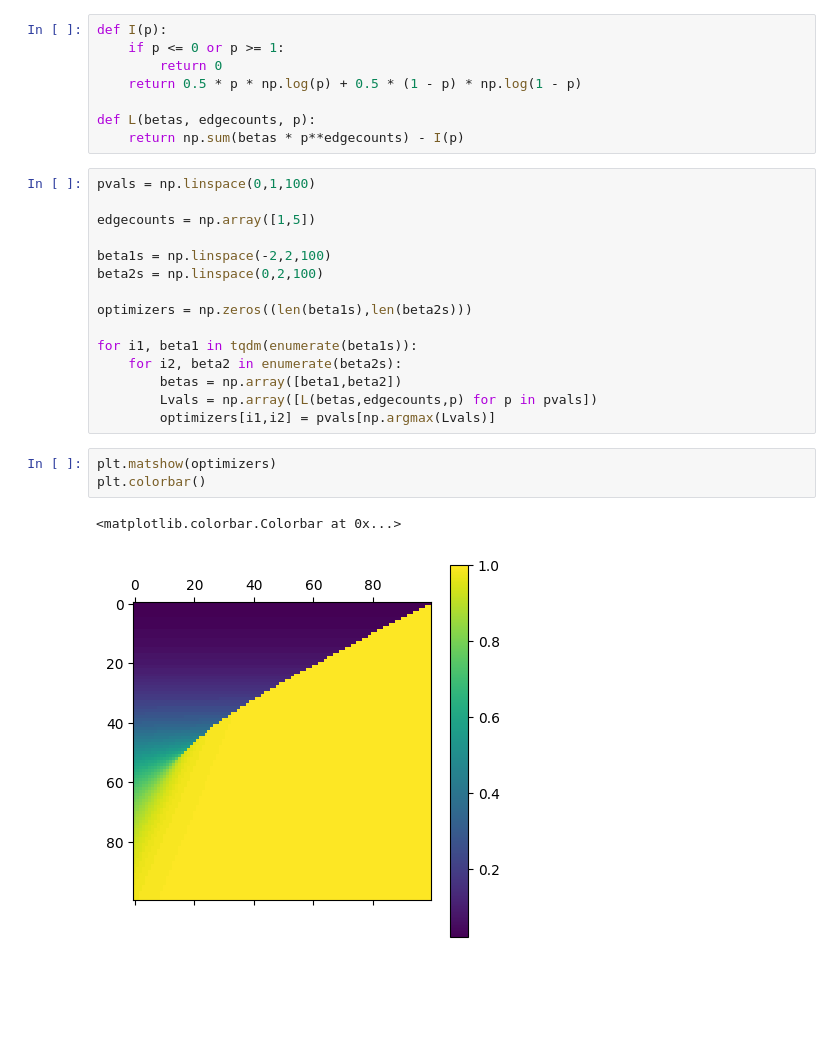
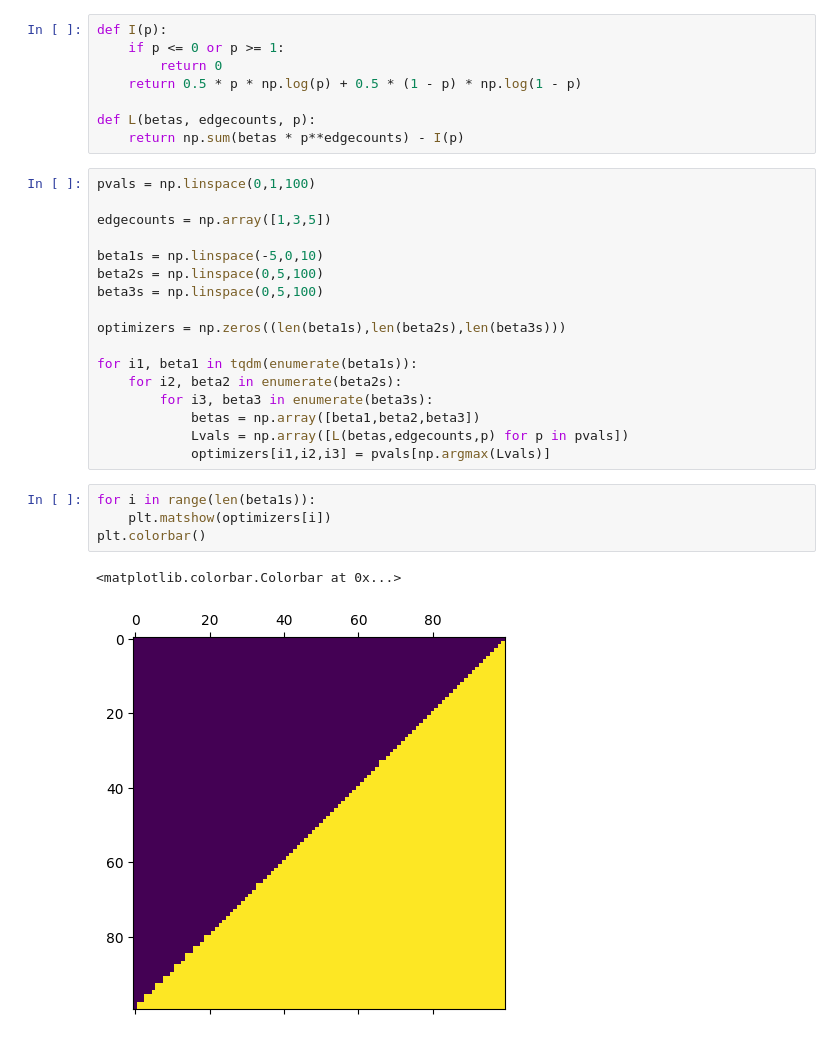
Before and after one commit to vilasopher/jupyter-notebooks, a Jupyter notebook: python/ERGM/phasediagram.ipynb, the cells around one changed output. Cells and saved outputs as stored; diff of their text form; blank space fills up the shorter version.

```diff
--- a/python/ERGM/phasediagram.ipynb
+++ b/python/ERGM/phasediagram.ipynb
@@ -13,21 +13,24 @@ def L(betas, edgecounts, p):
 # %%
 pvals = np.linspace(0,1,100)
 
-edgecounts = np.array([1,5])
+edgecounts = np.array([1,3,5])
 
-beta1s = np.linspace(-2,2,100)
-beta2s = np.linspace(0,2,100)
+beta1s = np.linspace(-5,0,10)
+beta2s = np.linspace(0,5,100)
+beta3s = np.linspace(0,5,100)
 
-optimizers = np.zeros((len(beta1s),len(beta2s)))
+optimizers = np.zeros((len(beta1s),len(beta2s),len(beta3s)))
 
 for i1, beta1 in tqdm(enumerate(beta1s)):
     for i2, beta2 in enumerate(beta2s):
-        betas = np.array([beta1,beta2])
-        Lvals = np.array([L(betas,edgecounts,p) for p in pvals])
-        optimizers[i1,i2] = pvals[np.argmax(Lvals)]
+        for i3, beta3 in enumerate(beta3s):
+            betas = np.array([beta1,beta2,beta3])
+            Lvals = np.array([L(betas,edgecounts,p) for p in pvals])
+            optimizers[i1,i2,i3] = pvals[np.argmax(Lvals)]
 # %%
-plt.matshow(optimizers)
+for i in range(len(beta1s)):
+    plt.matshow(optimizers[i])
 plt.colorbar()
 # %% [output]
 <matplotlib.colorbar.Colorbar at 0x...>
-[figure, old version]
+[figure, new version]
```
Also changed, not shown: parts of 1 cell of this notebook, 3 other files.
